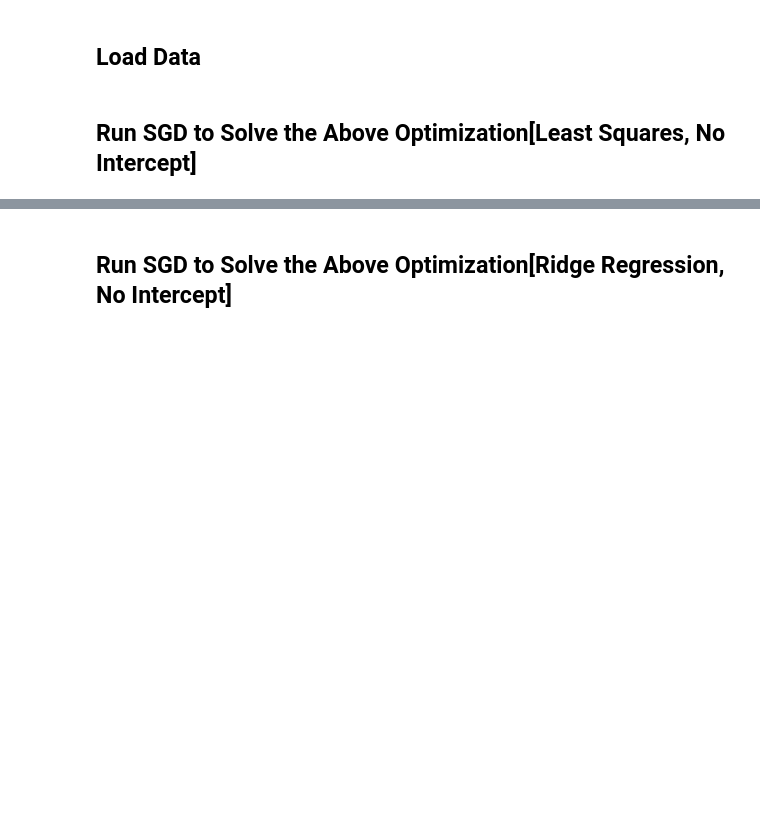
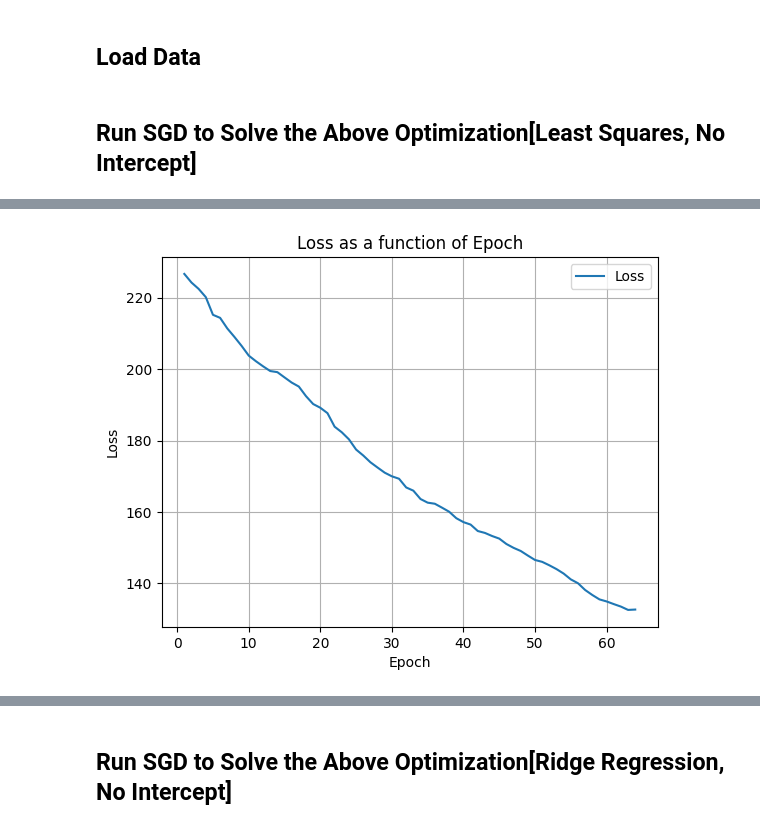
Before and after one commit to LaKrAmA95/LSR-Tensor-Ridge-Regression, a Jupyter notebook: Vector Regression Baseline/Jupyter Notebooks/SGD_Experiments.ipynb, the cells around one changed output, grey strips where cells are left out. Cells and saved outputs as stored; diff of their text form; code cells hidden in the pictures; blank space fills up the shorter version.

```diff
--- a/Vector Regression Baseline/Jupyter Notebooks/SGD_Experiments.ipynb
+++ b/Vector Regression Baseline/Jupyter Notebooks/SGD_Experiments.ipynb
@@ -76,0 +86,6 @@ Epoch [1000/1000], Loss: 93.7447
+# %%
+#Solve Least Squares Optimization via SGD
+lr = 0.005
+epochs = 64
+batch_size = 16
+W_estimated, b_estimated, losses = SGD1(X_train, Y_train, lr, epochs, batch_size, bias = intercept)
@@ -76,0 +110,10 @@ Epoch [1000/1000], Loss: 93.7447
+# %%
+plt.plot(range(1, len(losses)+1), losses, label='Loss')
+plt.title('Loss as a function of Epoch')
+plt.xlabel('Epoch')
+plt.ylabel('Loss')
+plt.legend()
+plt.grid(True)
+plt.show()
+# %% [output]
+[figure, added]
```
Also changed, not shown: parts of 21 cells of this notebook, 1 other file.
